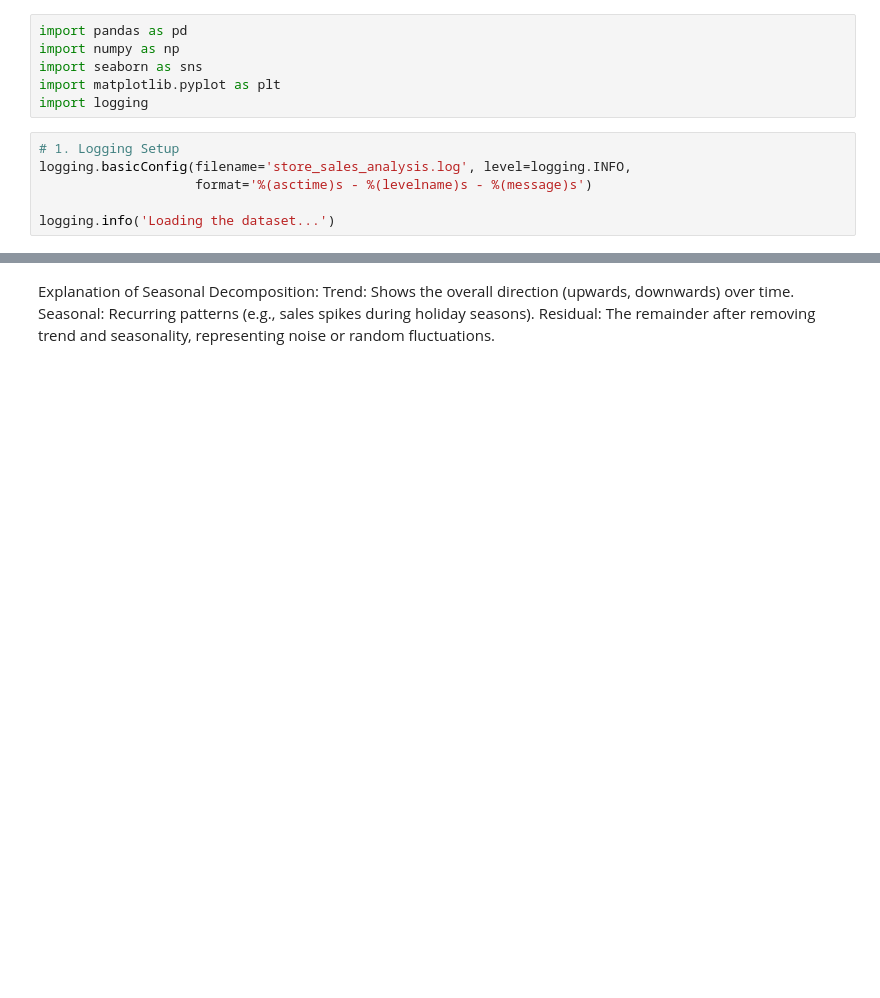
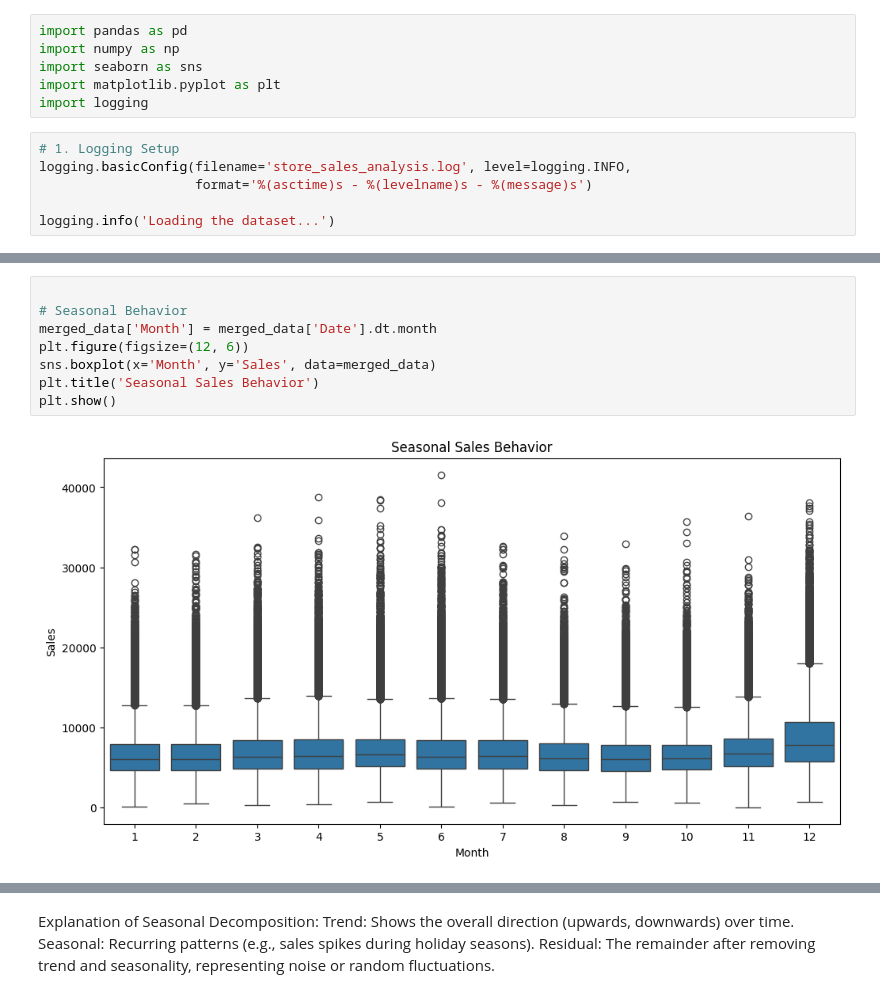
Before and after one commit to plony/week4_challenge, a Jupyter notebook: week4_challenge/notebook/EDA.ipynb, the cells around one changed output, grey strips where cells are left out. Saved outputs shown, nothing was run; the diff lists cells and outputs as text; blank space fills up the shorter version.

```diff
--- a/week4_challenge/notebook/EDA.ipynb
+++ b/week4_challenge/notebook/EDA.ipynb
@@ -58,0 +92,10 @@ sns.boxplot(x='StateHoliday', y='Sales', data=merged
+# %%
+
+# Seasonal Behavior
+merged_data['Month'] = merged_data['Date'].dt.month
+plt.figure(figsize=(12, 6))
+sns.boxplot(x='Month', y='Sales', data=merged_data)
+plt.title('Seasonal Sales Behavior')
+plt.show()
+# %% [output]
+[figure, added]
```
Also changed, not shown: parts of 57 cells of this notebook, 4 other files.
